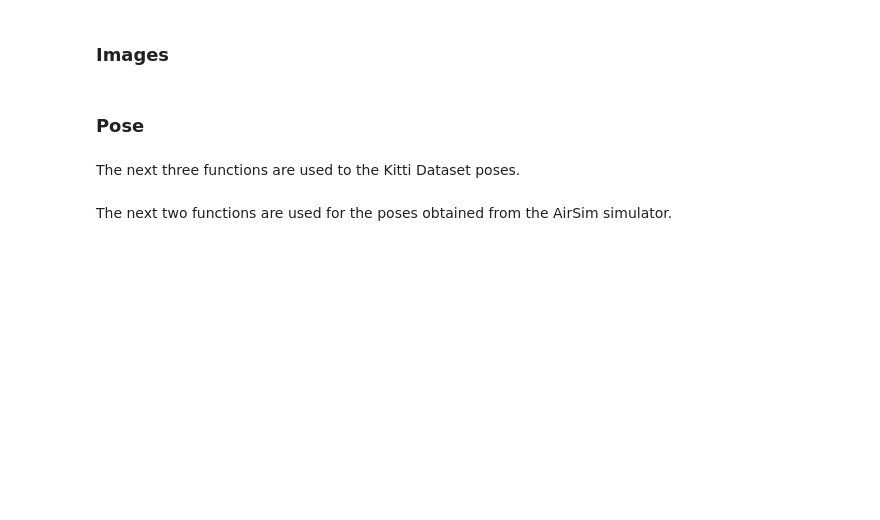
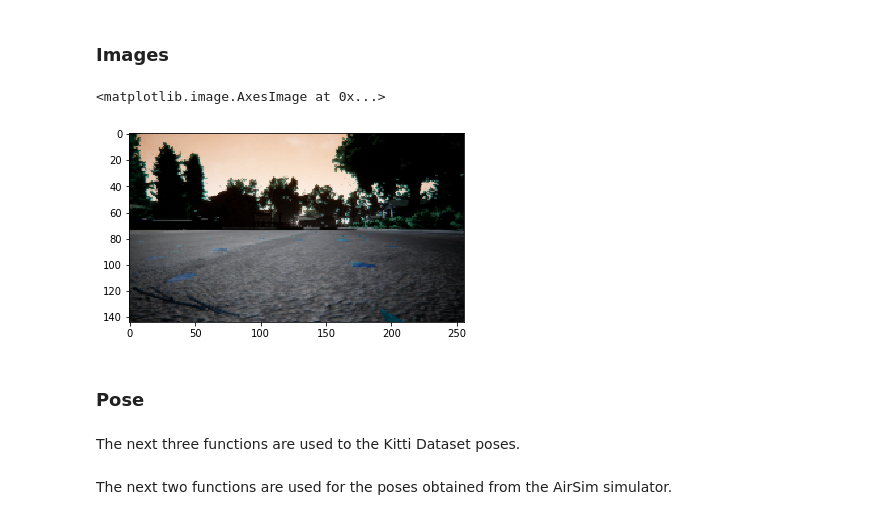
Before and after one commit to luizcartolano2/mc907-mobile-robotics, a Jupyter notebook: project4-deep-vo.ipynb, the cells around one changed output. Cells and saved outputs as stored; diff of their text form; code cells hidden in the pictures; blank space fills up the shorter version.

```diff
--- a/project4-deep-vo.ipynb
+++ b/project4-deep-vo.ipynb
@@ -74,7 +54,7 @@ for dt in ['1','2','3','4','5','6']:
 # %% [markdown]
 ### Images
 # %%
-def get_image(path,img_size=(1280,384)):
+def get_image(path,img_size=(256,144)):
     """
         Function to read an image from a given path.
 
@@ -87,13 +67,15 @@ def get_image(path,img_size=(1280,384)):
     # read image from path
     img = cv2.imread(path)
 
-    # resize image to a given size
-    img = cv2.resize(img, img_size, cv2.INTER_LINEAR)
-
     # normalize image pixels
     img = cv2.normalize(img, None, alpha=0, beta=1, norm_type=cv2.NORM_MINMAX, dtype=cv2.CV_32F)
 
     return img
+# %%
+plt.imshow(get_image('dataset/seq1/images/img__0_1574447279695982000.png'))
+# %% [output]
+<matplotlib.image.AxesImage at 0x...>
+[figure, added]
 # %%
 def load_images(img_dir, img_size):
 
```
Also changed, not shown: parts of 40 cells of this notebook.
